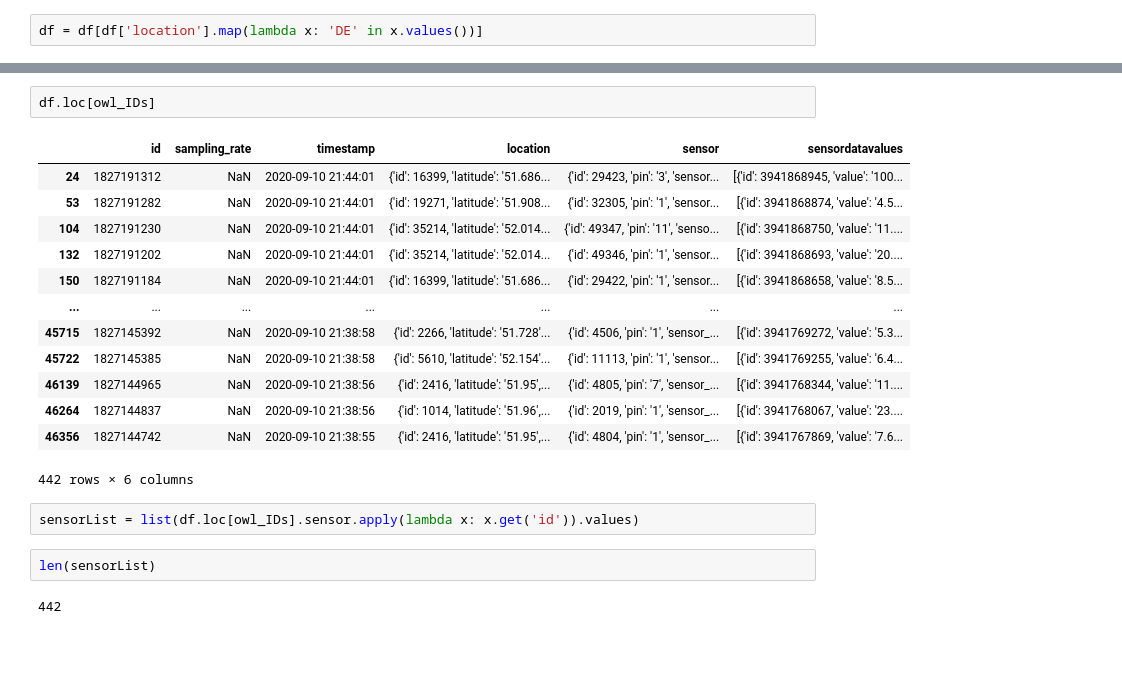
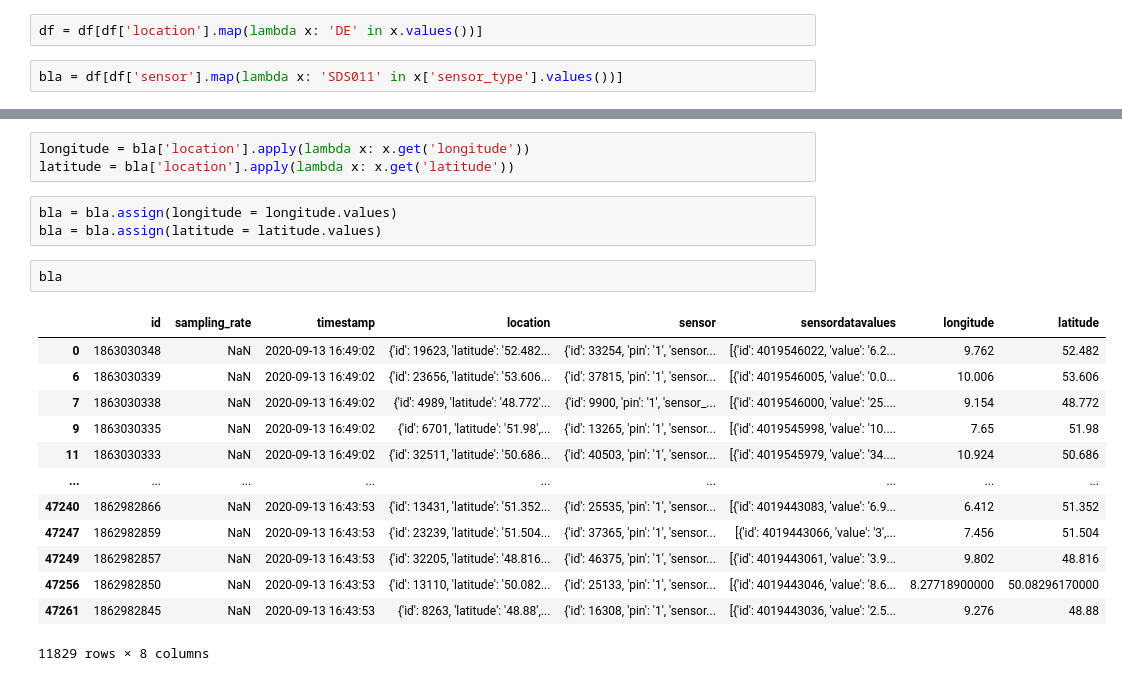
Before and after one commit to Sebastian-Bender/air-pollution, a Jupyter notebook: AirPollution/src/DataExploration.ipynb, the cells around one changed output, grey strips where cells are left out. Cells and saved outputs as stored; diff of their text form; blank space fills up the shorter version.

```diff
--- a/AirPollution/src/DataExploration.ipynb
+++ b/AirPollution/src/DataExploration.ipynb
@@ -206,2 +228,4 @@ df.location[0]
 # %%
 df = df[df['location'].map(lambda x: 'DE' in x.values())]
+# %%
+bla = df[df['sensor'].map(lambda x: 'SDS011' in x['sensor_type'].values())]
@@ -290,22 +240,22 @@ len(owl_IDs)
-# %%
-df.loc[owl_IDs]
-# %% [output]
-|  | id | sampling_rate | timestamp | location | sensor | sensordatavalues |
-| 24 | 1827191312 | NaN | 2020-09-10 21:44:01 | {'id': 16399, 'latitude': '51.686... | {'id': 29423, 'pin': '3', 'sensor... | [{'id': 3941868945, 'value': '100... |
-| 53 | 1827191282 | NaN | 2020-09-10 21:44:01 | {'id': 19271, 'latitude': '51.908... | {'id': 32305, 'pin': '1', 'sensor... | [{'id': 3941868874, 'value': '4.5... |
-| 104 | 1827191230 | NaN | 2020-09-10 21:44:01 | {'id': 35214, 'latitude': '52.014... | {'id': 49347, 'pin': '11', 'senso... | [{'id': 3941868750, 'value': '11.... |
-| 132 | 1827191202 | NaN | 2020-09-10 21:44:01 | {'id': 35214, 'latitude': '52.014... | {'id': 49346, 'pin': '1', 'sensor... | [{'id': 3941868693, 'value': '20.... |
-| 150 | 1827191184 | NaN | 2020-09-10 21:44:01 | {'id': 16399, 'latitude': '51.686... | {'id': 29422, 'pin': '1', 'sensor... | [{'id': 3941868658, 'value': '8.5... |
-| ... | ... | ... | ... | ... | ... | ... |
-| 45715 | 1827145392 | NaN | 2020-09-10 21:38:58 | {'id': 2266, 'latitude': '51.728'... | {'id': 4506, 'pin': '1', 'sensor_... | [{'id': 3941769272, 'value': '5.3... |
-| 45722 | 1827145385 | NaN | 2020-09-10 21:38:58 | {'id': 5610, 'latitude': '52.154'... | {'id': 11113, 'pin': '1', 'sensor... | [{'id': 3941769255, 'value': '6.4... |
-| 46139 | 1827144965 | NaN | 2020-09-10 21:38:56 | {'id': 2416, 'latitude': '51.95',... | {'id': 4805, 'pin': '7', 'sensor_... | [{'id': 3941768344, 'value': '11.... |
-| 46264 | 1827144837 | NaN | 2020-09-10 21:38:56 | {'id': 1014, 'latitude': '51.96',... | {'id': 2019, 'pin': '1', 'sensor_... | [{'id': 3941768067, 'value': '23.... |
-| 46356 | 1827144742 | NaN | 2020-09-10 21:38:55 | {'id': 2416, 'latitude': '51.95',... | {'id': 4804, 'pin': '1', 'sensor_... | [{'id': 3941767869, 'value': '7.6... |
-442 rows × 6 columns
-# %%
-sensorList = list(df.loc[owl_IDs].sensor.apply(lambda x: x.get('id')).values)
-# %%
-len(sensorList)
-# %% [output]
-442
+# %%
+longitude = bla['location'].apply(lambda x: x.get('longitude'))
+latitude = bla['location'].apply(lambda x: x.get('latitude'))
+# %%
+bla = bla.assign(longitude = longitude.values)
+bla = bla.assign(latitude = latitude.values)
+# %%
+bla
+# %% [output]
+|  | id | sampling_rate | timestamp | location | sensor | sensordatavalues | longitude | latitude |
+| 0 | 1863030348 | NaN | 2020-09-13 16:49:02 | {'id': 19623, 'latitude': '52.482... | {'id': 33254, 'pin': '1', 'sensor... | [{'id': 4019546022, 'value': '6.2... | 9.762 | 52.482 |
+| 6 | 1863030339 | NaN | 2020-09-13 16:49:02 | {'id': 23656, 'latitude': '53.606... | {'id': 37815, 'pin': '1', 'sensor... | [{'id': 4019546005, 'value': '0.0... | 10.006 | 53.606 |
+| 7 | 1863030338 | NaN | 2020-09-13 16:49:02 | {'id': 4989, 'latitude': '48.772'... | {'id': 9900, 'pin': '1', 'sensor_... | [{'id': 4019546000, 'value': '25.... | 9.154 | 48.772 |
+| 9 | 1863030335 | NaN | 2020-09-13 16:49:02 | {'id': 6701, 'latitude': '51.98',... | {'id': 13265, 'pin': '1', 'sensor... | [{'id': 4019545998, 'value': '10.... | 7.65 | 51.98 |
+| 11 | 1863030333 | NaN | 2020-09-13 16:49:02 | {'id': 32511, 'latitude': '50.686... | {'id': 40503, 'pin': '1', 'sensor... | [{'id': 4019545979, 'value': '34.... | 10.924 | 50.686 |
+| ... | ... | ... | ... | ... | ... | ... | ... | ... |
+| 47240 | 1862982866 | NaN | 2020-09-13 16:43:53 | {'id': 13431, 'latitude': '51.352... | {'id': 25535, 'pin': '1', 'sensor... | [{'id': 4019443083, 'value': '6.9... | 6.412 | 51.352 |
+| 47247 | 1862982859 | NaN | 2020-09-13 16:43:53 | {'id': 23239, 'latitude': '51.504... | {'id': 37365, 'pin': '1', 'sensor... | [{'id': 4019443066, 'value': '3',... | 7.456 | 51.504 |
+| 47249 | 1862982857 | NaN | 2020-09-13 16:43:53 | {'id': 32205, 'latitude': '48.816... | {'id': 46375, 'pin': '1', 'sensor... | [{'id': 4019443061, 'value': '3.9... | 9.802 | 48.816 |
+| 47256 | 1862982850 | NaN | 2020-09-13 16:43:53 | {'id': 13110, 'latitude': '50.082... | {'id': 25133, 'pin': '1', 'sensor... | [{'id': 4019443046, 'value': '8.6... | 8.27718900000 | 50.08296170000 |
+| 47261 | 1862982845 | NaN | 2020-09-13 16:43:53 | {'id': 8263, 'latitude': '48.88',... | {'id': 16308, 'pin': '1', 'sensor... | [{'id': 4019443036, 'value': '2.5... | 9.276 | 48.88 |
+11829 rows × 8 columns
```
Also changed, not shown: parts of 20 cells of this notebook.
